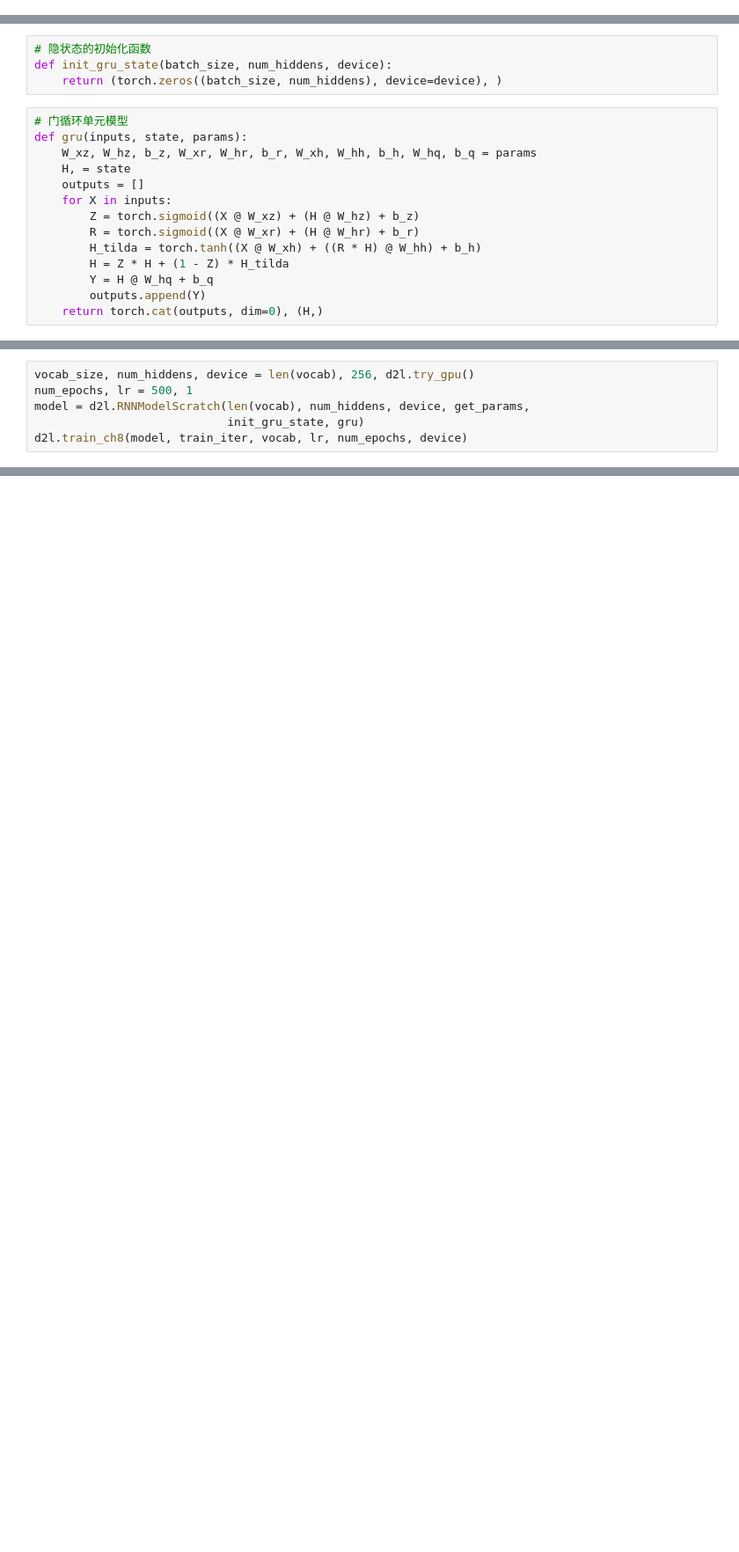
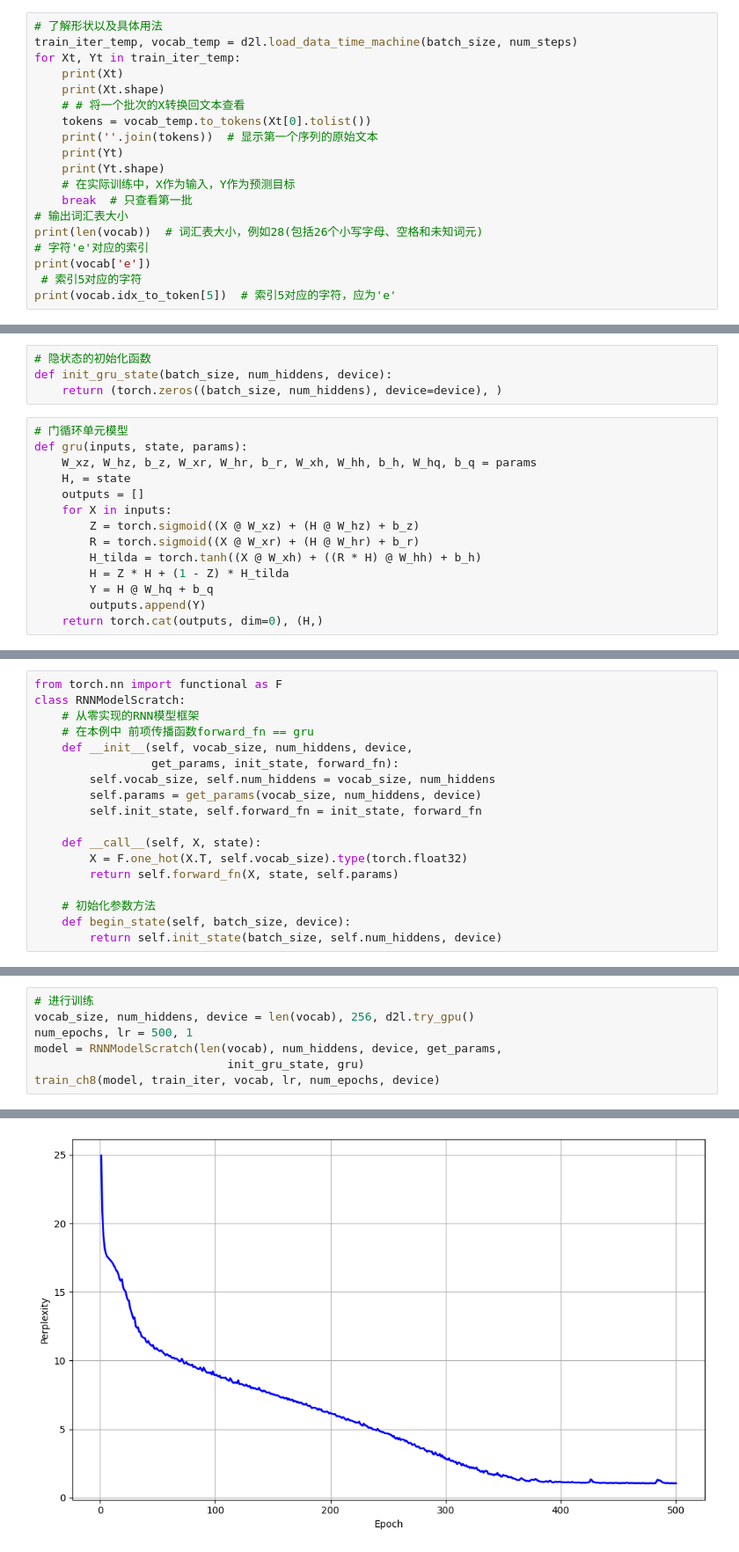
Before and after one commit to SimonSkywalke/diveIntoDeepLearningEasy, a Jupyter notebook: chapter9_recurrent-modern/9.1_gru.ipynb, the cells around one changed output, grey strips where cells are left out. Shown at 88% size. Cells and saved outputs as stored; diff of their text form; blank space fills up the shorter version.

```diff
--- a/chapter9_recurrent-modern/9.1_gru.ipynb
+++ b/chapter9_recurrent-modern/9.1_gru.ipynb
@@ -7 +11,20 @@ batch_size, num_steps = 32, 35
 train_iter, vocab = d2l.load_data_time_machine(batch_size, num_steps)
+# %%
+# 了解形状以及具体用法
+train_iter_temp, vocab_temp = d2l.load_data_time_machine(batch_size, num_steps)
+for Xt, Yt in train_iter_temp:
+    print(Xt)
+    print(Xt.shape)
+    # # 将一个批次的X转换回文本查看
+    tokens = vocab_temp.to_tokens(Xt[0].tolist())
+    print(''.join(tokens))  # 显示第一个序列的原始文本
+    print(Yt)
+    print(Yt.shape)
+    # 在实际训练中，X作为输入，Y作为预测目标
+    break  # 只查看第一批
+# 输出词汇表大小
+print(len(vocab))  # 词汇表大小，例如28(包括26个小写字母、空格和未知词元)
+# 字符'e'对应的索引
+print(vocab['e'])
+ # 索引5对应的字符
+print(vocab.idx_to_token[5])  # 索引5对应的字符，应为'e'
@@ -55,0 +95,18 @@ def gru(inputs, state, params):
+# %%
+from torch.nn import functional as F
+class RNNModelScratch:
+    # 从零实现的RNN模型框架
+    # 在本例中 前项传播函数forward_fn == gru
+    def __init__(self, vocab_size, num_hiddens, device,
+                 get_params, init_state, forward_fn):
+        self.vocab_size, self.num_hiddens = vocab_size, num_hiddens
+        self.params = get_params(vocab_size, num_hiddens, device)
+        self.init_state, self.forward_fn = init_state, forward_fn
+
+    def __call__(self, X, state):
+        X = F.one_hot(X.T, self.vocab_size).type(torch.float32)
+        return self.forward_fn(X, state, self.params)
+
+    # 初始化参数方法
+    def begin_state(self, batch_size, device):
+        return self.init_state(batch_size, self.num_hiddens, device)
@@ -56,7 +229,8 @@ def gru(inputs, state, params):
 # %%
+# 进行训练
 vocab_size, num_hiddens, device = len(vocab), 256, d2l.try_gpu()
 num_epochs, lr = 500, 1
-model = d2l.RNNModelScratch(len(vocab), num_hiddens, device, get_params,
+model = RNNModelScratch(len(vocab), num_hiddens, device, get_params,
                             init_gru_state, gru)
-d2l.train_ch8(model, train_iter, vocab, lr, num_epochs, device)
+train_ch8(model, train_iter, vocab, lr, num_epochs, device)
 # %% [output]
@@ -63,0 +240 @@ d2l.train_ch8(model, train_iter, vocab, lr, num_epochs, device)
+[figure, added]
```
Also changed, not shown: parts of 12 cells of this notebook.
